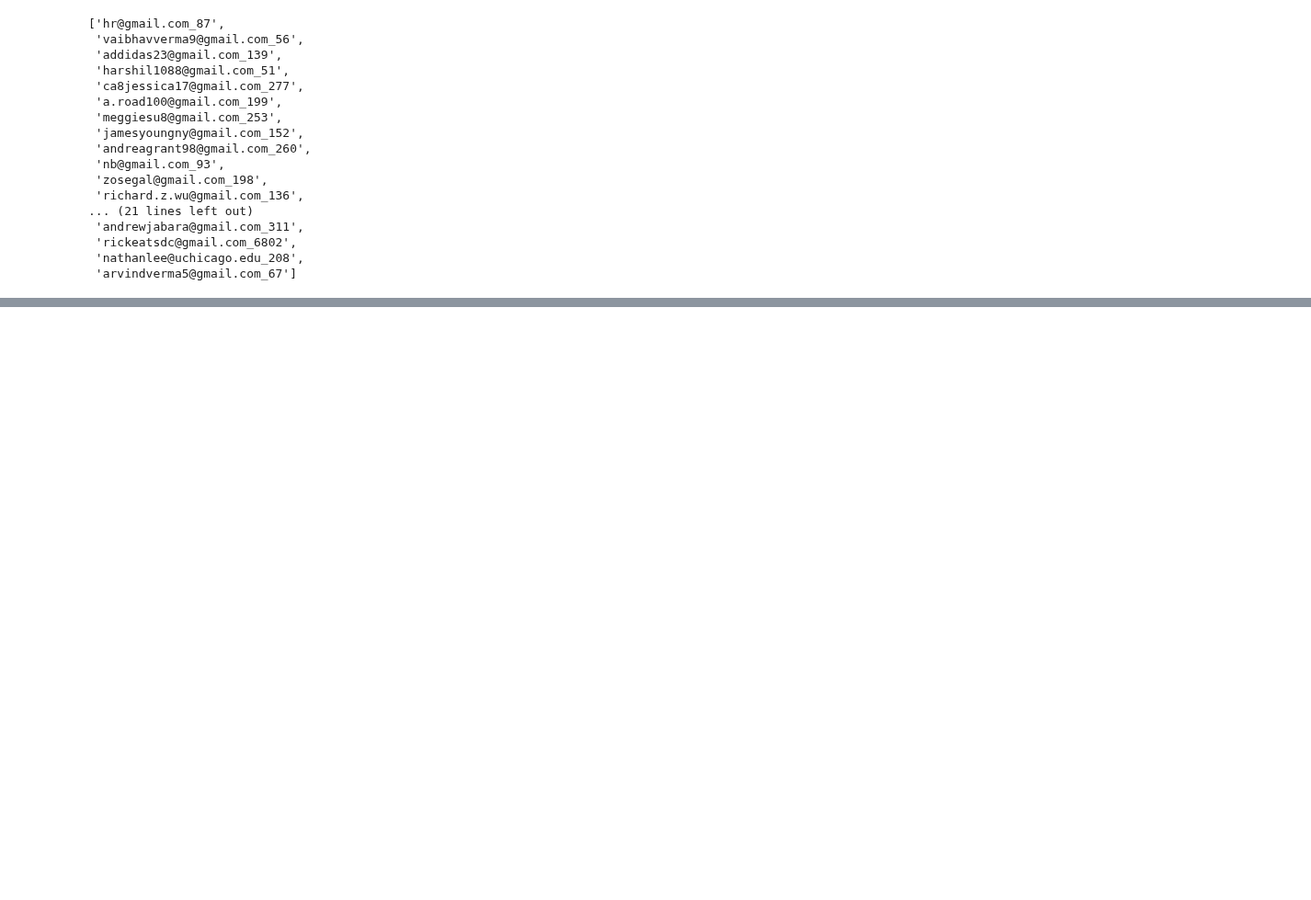
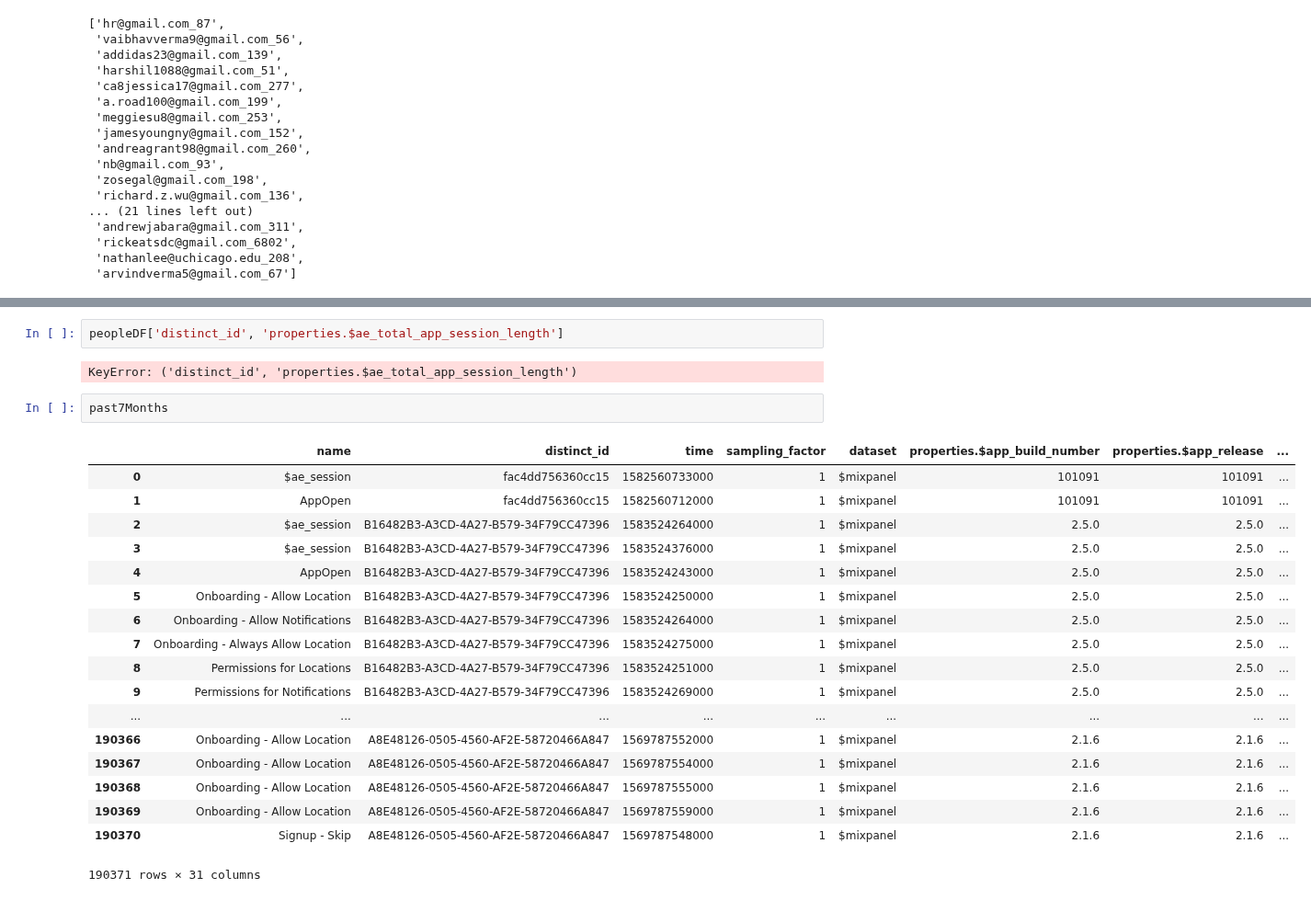
Before and after one commit to prkrishnan1/Simmer_DSS_SP20_Project_1, a Jupyter notebook: EDA.ipynb, the cells around one changed output, grey strips where cells are left out. Shown at 92% size. Drawn from its saved outputs; the diff is of its cells as text; blank space fills up the shorter version.

```diff
--- a/EDA.ipynb
+++ b/EDA.ipynb
@@ -266,0 +308,25 @@ peopleDF
+# %%
+peopleDF['distinct_id', 'properties.$ae_total_app_session_length']
+# %% [output]
+KeyError: ('distinct_id', 'properties.$ae_total_app_session_length')
+# %%
+past7Months
+# %% [output]
+|  | name | distinct_id | time | sampling_factor | dataset | properties.$app_build_number | properties.$app_release | ... |
+| 0 | $ae_session | fac4dd756360cc15 | 1582560733000 | 1 | $mixpanel | 101091 | 101091 | ... |
+| 1 | AppOpen | fac4dd756360cc15 | 1582560712000 | 1 | $mixpanel | 101091 | 101091 | ... |
+| 2 | $ae_session | B16482B3-A3CD-4A27-B579-34F79CC47396 | 1583524264000 | 1 | $mixpanel | 2.5.0 | 2.5.0 | ... |
+| 3 | $ae_session | B16482B3-A3CD-4A27-B579-34F79CC47396 | 1583524376000 | 1 | $mixpanel | 2.5.0 | 2.5.0 | ... |
+| 4 | AppOpen | B16482B3-A3CD-4A27-B579-34F79CC47396 | 1583524243000 | 1 | $mixpanel | 2.5.0 | 2.5.0 | ... |
+| 5 | Onboarding - Allow Location | B16482B3-A3CD-4A27-B579-34F79CC47396 | 1583524250000 | 1 | $mixpanel | 2.5.0 | 2.5.0 | ... |
+| 6 | Onboarding - Allow Notifications | B16482B3-A3CD-4A27-B579-34F79CC47396 | 1583524264000 | 1 | $mixpanel | 2.5.0 | 2.5.0 | ... |
+| 7 | Onboarding - Always Allow Location | B16482B3-A3CD-4A27-B579-34F79CC47396 | 1583524275000 | 1 | $mixpanel | 2.5.0 | 2.5.0 | ... |
+| 8 | Permissions for Locations | B16482B3-A3CD-4A27-B579-34F79CC47396 | 1583524251000 | 1 | $mixpanel | 2.5.0 | 2.5.0 | ... |
+| 9 | Permissions for Notifications | B16482B3-A3CD-4A27-B579-34F79CC47396 | 1583524269000 | 1 | $mixpanel | 2.5.0 | 2.5.0 | ... |
+| ... | ... | ... | ... | ... | ... | ... | ... | ... |
+| 190366 | Onboarding - Allow Location | A8E48126-0505-4560-AF2E-58720466A847 | 1569787552000 | 1 | $mixpanel | 2.1.6 | 2.1.6 | ... |
+| 190367 | Onboarding - Allow Location | A8E48126-0505-4560-AF2E-58720466A847 | 1569787554000 | 1 | $mixpanel | 2.1.6 | 2.1.6 | ... |
+| 190368 | Onboarding - Allow Location | A8E48126-0505-4560-AF2E-58720466A847 | 1569787555000 | 1 | $mixpanel | 2.1.6 | 2.1.6 | ... |
+| 190369 | Onboarding - Allow Location | A8E48126-0505-4560-AF2E-58720466A847 | 1569787559000 | 1 | $mixpanel | 2.1.6 | 2.1.6 | ... |
+| 190370 | Signup - Skip | A8E48126-0505-4560-AF2E-58720466A847 | 1569787548000 | 1 | $mixpanel | 2.1.6 | 2.1.6 | ... |
+190371 rows × 31 columns
```
Also changed, not shown: parts of 7 cells of this notebook, 2 other files.
